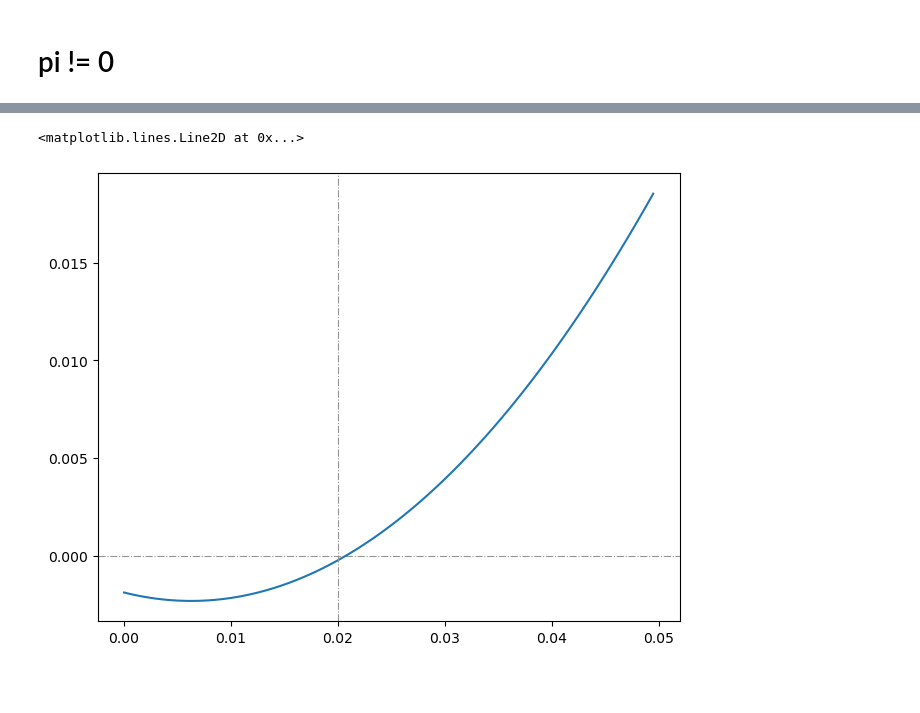
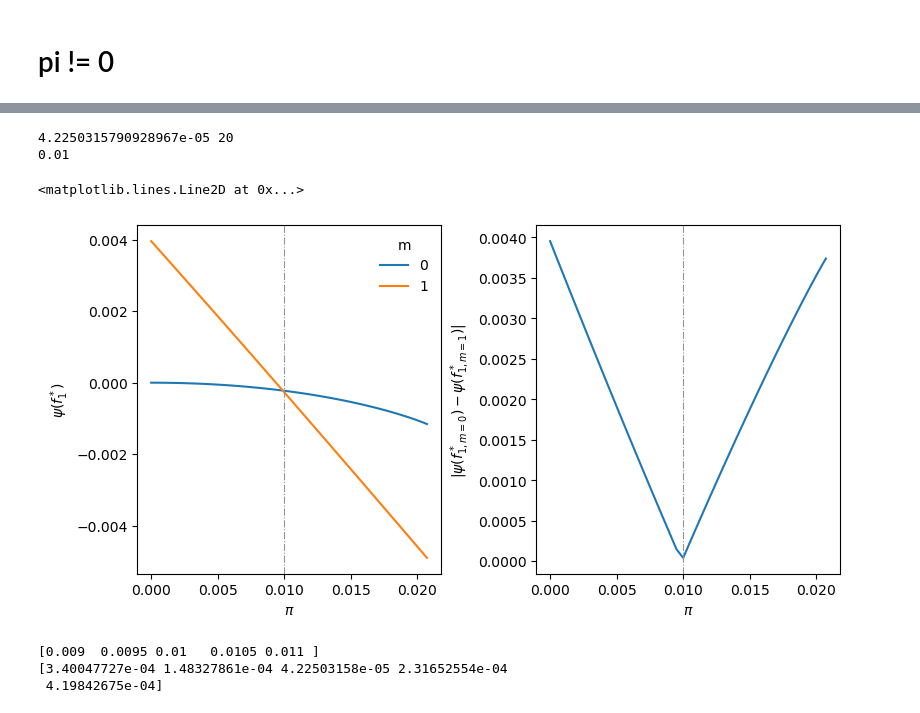
Before and after one commit to dmarchp/TFM_code, a Jupyter notebook: det_sols_f0_as_pi/nonlin_disc_2.ipynb, the cells around one changed output, grey strips where cells are left out. Cells and saved outputs as stored; diff of their text form; code cells hidden in the pictures; blank space fills up the shorter version.

```diff
--- a/det_sols_f0_as_pi/nonlin_disc_2.ipynb
+++ b/det_sols_f0_as_pi/nonlin_disc_2.ipynb
@@ -205,11 +208,59 @@ poly3_magic_pi_sols(1, 0.242)
-# %%
-pis = np.arange(0.0, 0.05, 0.0005)
-
-fig, ax = plt.subplots(constrained_layout=True)
-ax.axhline(0.0, ls='-.', lw=0.8, color='xkcd:gray')
-poly_magic_pi = poly3_magic_pi(pis, l, r)
-ax.plot(pis, poly_magic_pi)
-ax.axvline(0.02, color='xkcd:gray', lw=0.8, ls='-.')
-# %% [output]
-<matplotlib.lines.Line2D at 0x...>
-[figure, removed]
+# %%
+# using the solutions below "magic pi", which are Real, we can find the point where the two potential minimums have the same value
+# the branches of the solution that converge are m=0 (lower f1 stable) and m=2 (mid f1 unstable)
+# the branches of the solution we have to look where the mins are eual at are m=0,1
+
+valid_pis = pis[pis <= magic_pi]
+valid_sols_aux = [np.array(real_parts[i])[pis <= magic_pi] for i in range(3)]
+
+valid_pis = np.append(valid_pis, magic_pi)
+sol_Re_at_magic_pi, _ = sols_deriv_potential(l, magic_pi, r)
+
+valid_sols = []
+for sol,solmpi in zip(valid_sols_aux,sol_Re_at_magic_pi):
+    sol = np.append(sol, solmpi)
+    valid_sols.append(sol)
+# %%
+fig, ax = plt.subplots(1, 2, figsize=(8,4), constrained_layout=True)
+
+
+ax[0].set(xlabel=r'$\pi$', ylabel=r'$\psi (f_1^*)$')
+pot_at_sol_ms = []
+branches_min = [0, 1]
+for m in branches_min:
+    pot_at_sol = []
+    for pi,f1 in zip(valid_pis, valid_sols[m]):
+        pot = potential(f1, l, pi, r)
+        pot_at_sol.append(pot)
+    pot_at_sol_ms.append(pot_at_sol)
+    # ax.plot(valid_pis, pot_at_sol, label=m)
+for i,m in enumerate(branches_min):
+    ax[0].plot(valid_pis, pot_at_sol_ms[i], label=m)
+ax[0].legend(title='m', frameon=False)
+
+
+# Numerically find the pi value where the lines intersect
+dif = np.array(pot_at_sol_ms[0]) - np.array(pot_at_sol_ms[1])
+dif = abs(dif)
+mindif, mindif_idx = np.min(dif), np.argmin(dif)
+print(mindif, mindif_idx)
+pi_tf = valid_pis[mindif_idx]
+print(pi_tf)
+
+ax[1].set(xlabel=r'$\pi$', ylabel=r'$| \psi (f_{1, m = 0}^*) - \psi (f_{1, m = 1}^*) |$')
+ax[1].plot(valid_pis, dif)
+
+ax[0].axvline(pi_tf, lw=0.8, color='xkcd:gray', ls='-.')
+ax[1].axvline(pi_tf, lw=0.8, color='xkcd:gray', ls='-.')
+# %% [output]
+4.2250315790928967e-05 20
+0.01
+<matplotlib.lines.Line2D at 0x...>
+[figure, added]
+# %%
+print(valid_pis[mindif_idx-2:mindif_idx+3])
+print(dif[mindif_idx-2:mindif_idx+3])
+# %% [output]
+[0.009  0.0095 0.01   0.0105 0.011 ]
+[3.40047727e-04 1.48327861e-04 4.22503158e-05 2.31652554e-04
+ 4.19842675e-04]
```
Also changed, not shown: parts of 7 cells of this notebook, 2 other files.
